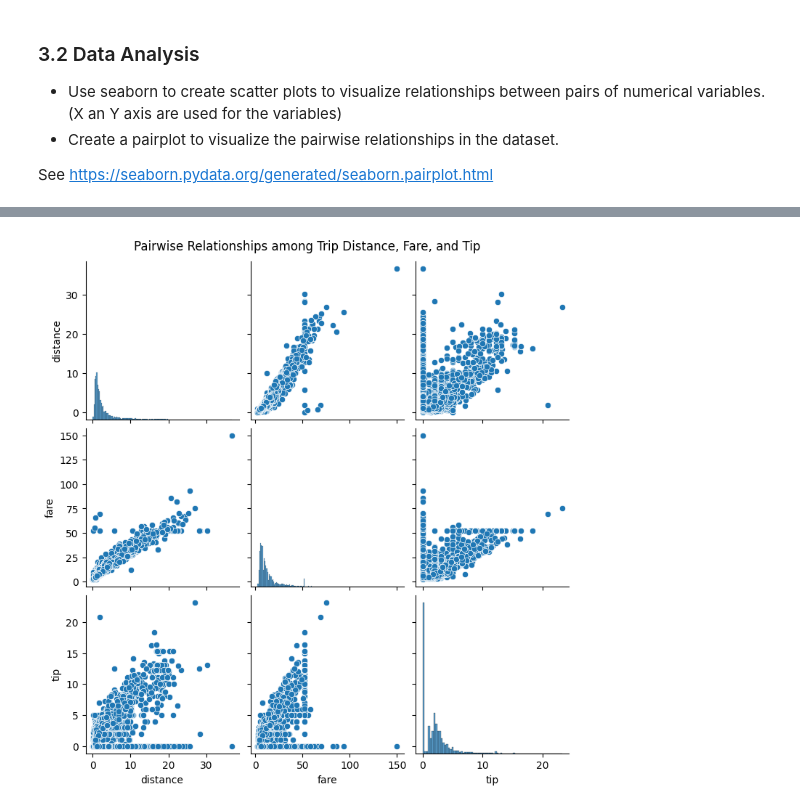
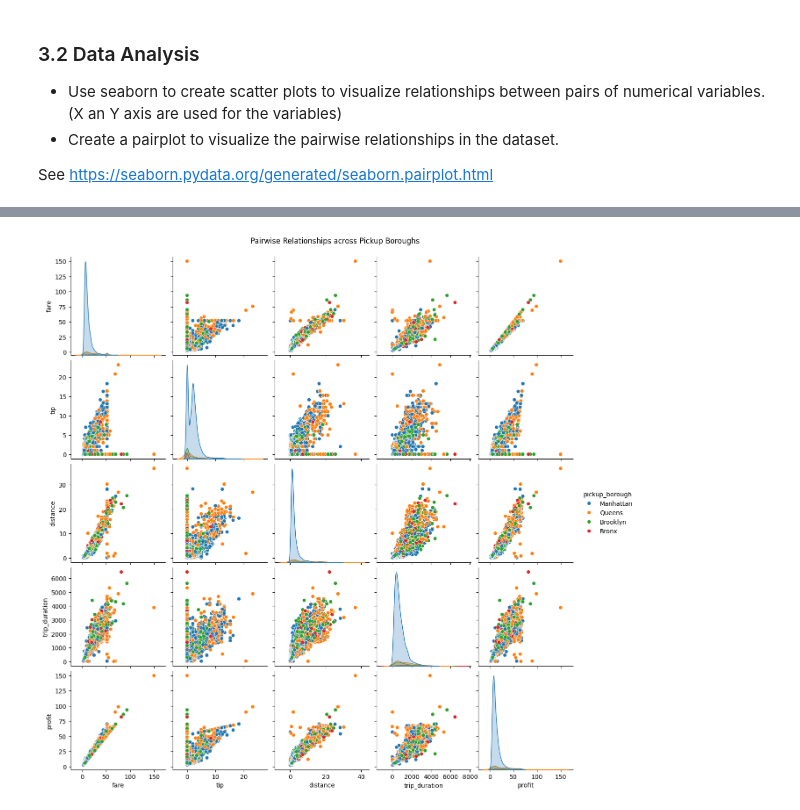
Before and after one commit to Peter537/Soft1-AI-OLA1, a Jupyter notebook: assignment-oskar.ipynb, the cells around one changed output, grey strips where cells are left out. Drawn from its saved outputs; the diff is of its cells as text; code cells hidden in the pictures.

```diff
--- a/assignment-oskar.ipynb
+++ b/assignment-oskar.ipynb
@@ -570,0 +565,4 @@ Yes           2.902290  12.537605  3.045457
+# %%
+df['profit'] = df['fare'] + df['tip']
+df_subset = df[['pickup_borough', 'fare', 'tip', 'distance', 'trip_duration', 'profit']].copy()
+df_subset.head()
@@ -597,6 +616,7 @@ plt.show()
 # %%
-sns.pairplot(df_subset[['distance', 'fare', 'tip']])
-plt.suptitle('Pairwise Relationships among Trip Distance, Fare, and Tip', y=1.02)
+# airplot to explore relationships
+sns.pairplot(df_subset, hue='pickup_borough', vars=['fare', 'tip', 'distance', 'trip_duration', 'profit'])
+plt.suptitle("Pairwise Relationships across Pickup Boroughs", y=1.02)
 plt.show()
 # %% [output]
-[figure, old version]
+[figure, new version]
```
Also changed, not shown: parts of 35 cells of this notebook.
